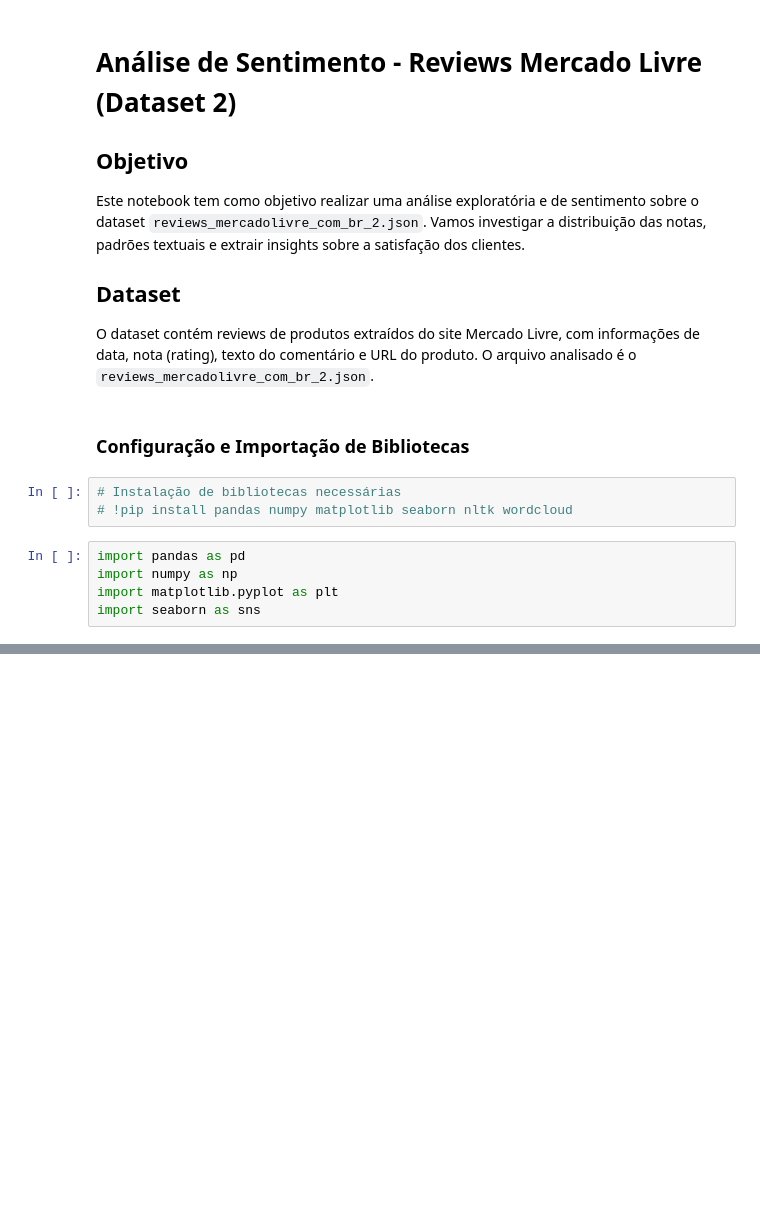
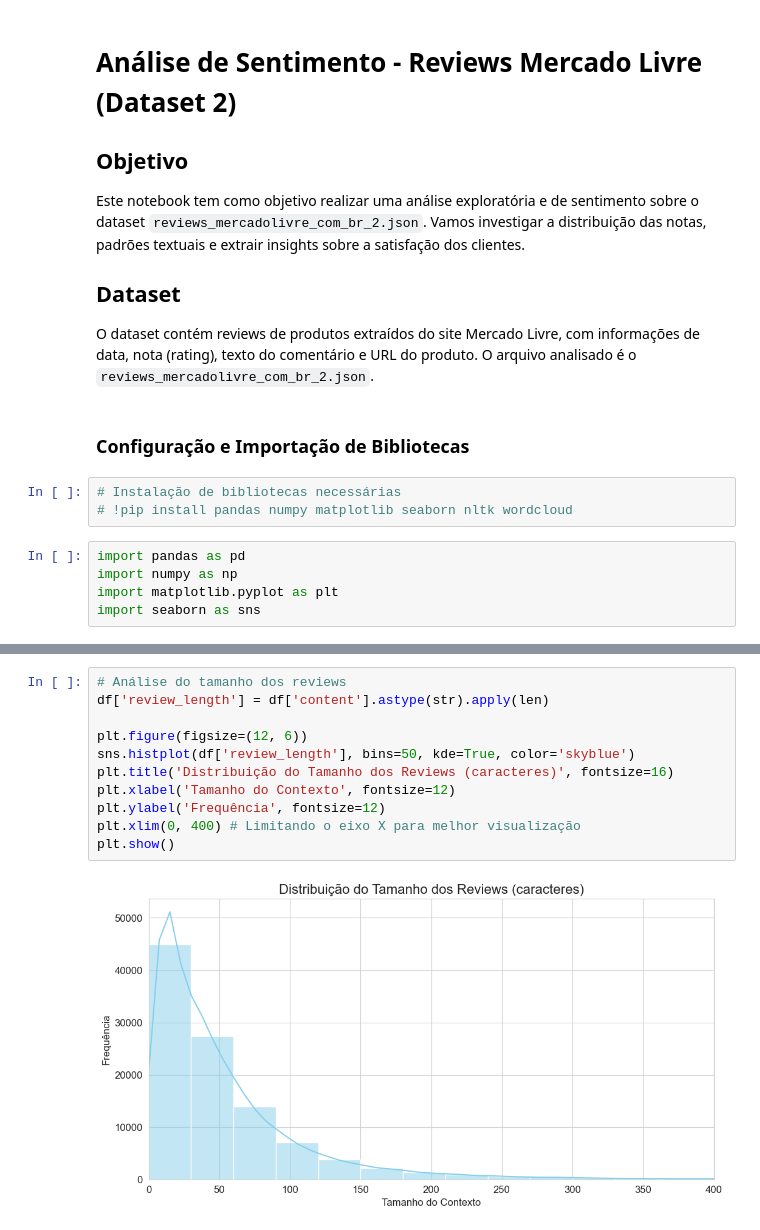
Before and after one commit to Hackathon-ONE-II/SentimentAPI, a Jupyter notebook: data-science/notebooks/AnaliseSentimento_MercadoLivre_2.ipynb, the cells around one changed output, grey strips where cells are left out. Drawn from its saved outputs; the diff is of its cells as text; blank space fills up the shorter version.

```diff
--- a/data-science/notebooks/AnaliseSentimento_MercadoLivre_2.ipynb
+++ b/data-science/notebooks/AnaliseSentimento_MercadoLivre_2.ipynb
@@ -38,0 +105,13 @@ for recurso in recursos_nltk:
+# %%
+# Análise do tamanho dos reviews
+df['review_length'] = df['content'].astype(str).apply(len)
+
+plt.figure(figsize=(12, 6))
+sns.histplot(df['review_length'], bins=50, kde=True, color='skyblue')
+plt.title('Distribuição do Tamanho dos Reviews (caracteres)', fontsize=16)
+plt.xlabel('Tamanho do Contexto', fontsize=12)
+plt.ylabel('Frequência', fontsize=12)
+plt.xlim(0, 400) # Limitando o eixo X para melhor visualização
+plt.show()
+# %% [output]
+[figure, added]
```
Also changed, not shown: parts of 10 cells of this notebook.
